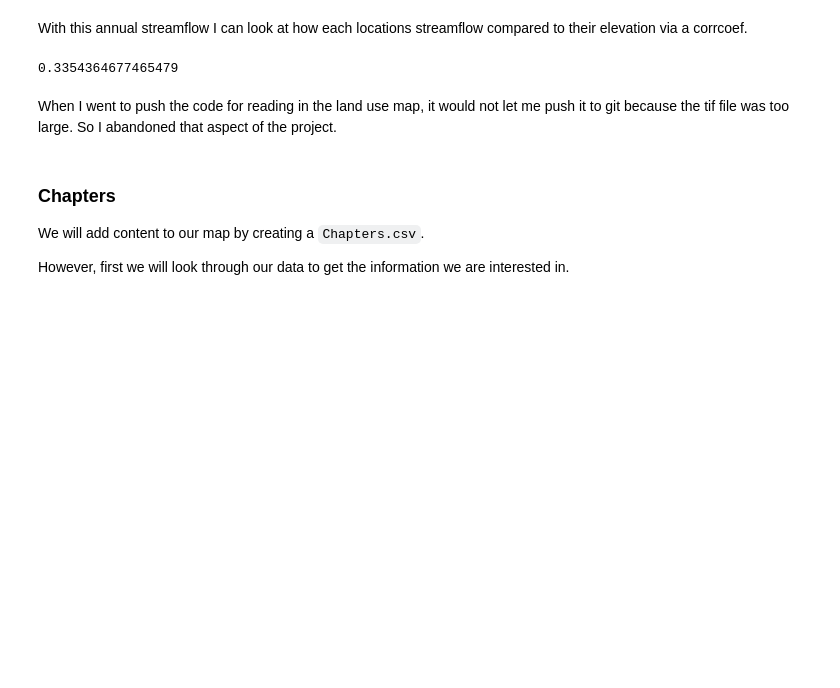
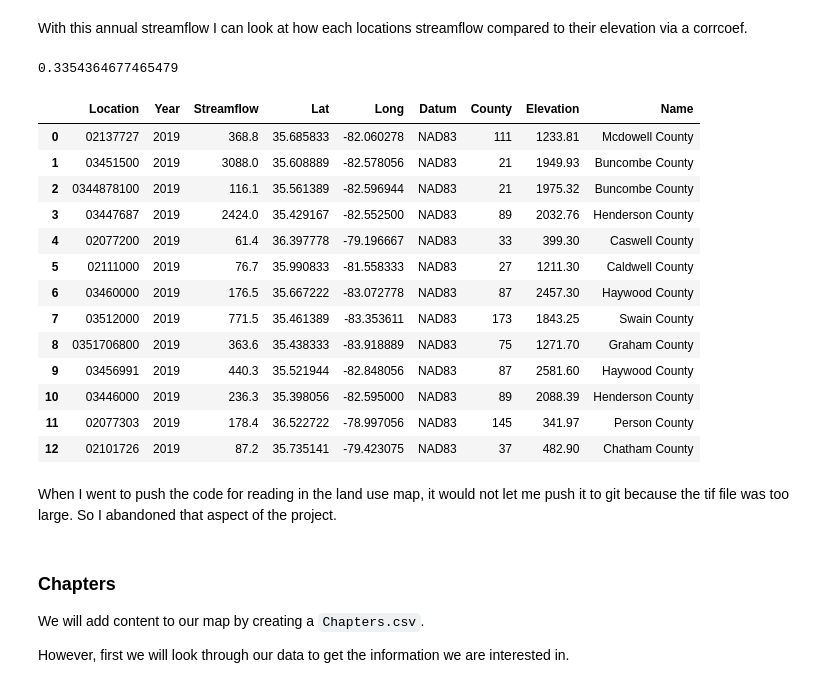
Before and after one commit to ConBonAon/GISFinal2023, a Jupyter notebook: storymap.ipynb, the cells around one changed output. Saved outputs shown, nothing was run; the diff lists cells and outputs as text; code cells hidden in the pictures; blank space fills up the shorter version.

```diff
--- a/storymap.ipynb
+++ b/storymap.ipynb
@@ -466,6 +466,23 @@ corrcoeff_Elv_stmfl = np.corrcoef(Elv_stmfl_df['Streamflow'], Elv_stmfl_df['Elev
 corrcoeff_Elv_stmfl
 # %% [output]
 0.3354364677465479
+# %%
+Elv_stmfl_df
+# %% [output]
+|  | Location | Year | Streamflow | Lat | Long | Datum | County | Elevation | Name |
+| 0 | 02137727 | 2019 | 368.8 | 35.685833 | -82.060278 | NAD83 | 111 | 1233.81 | Mcdowell County |
+| 1 | 03451500 | 2019 | 3088.0 | 35.608889 | -82.578056 | NAD83 | 21 | 1949.93 | Buncombe County |
+| 2 | 0344878100 | 2019 | 116.1 | 35.561389 | -82.596944 | NAD83 | 21 | 1975.32 | Buncombe County |
+| 3 | 03447687 | 2019 | 2424.0 | 35.429167 | -82.552500 | NAD83 | 89 | 2032.76 | Henderson County |
+| 4 | 02077200 | 2019 | 61.4 | 36.397778 | -79.196667 | NAD83 | 33 | 399.30 | Caswell County |
+| 5 | 02111000 | 2019 | 76.7 | 35.990833 | -81.558333 | NAD83 | 27 | 1211.30 | Caldwell County |
+| 6 | 03460000 | 2019 | 176.5 | 35.667222 | -83.072778 | NAD83 | 87 | 2457.30 | Haywood County |
+| 7 | 03512000 | 2019 | 771.5 | 35.461389 | -83.353611 | NAD83 | 173 | 1843.25 | Swain County |
+| 8 | 0351706800 | 2019 | 363.6 | 35.438333 | -83.918889 | NAD83 | 75 | 1271.70 | Graham County |
+| 9 | 03456991 | 2019 | 440.3 | 35.521944 | -82.848056 | NAD83 | 87 | 2581.60 | Haywood County |
+| 10 | 03446000 | 2019 | 236.3 | 35.398056 | -82.595000 | NAD83 | 89 | 2088.39 | Henderson County |
+| 11 | 02077303 | 2019 | 178.4 | 36.522722 | -78.997056 | NAD83 | 145 | 341.97 | Person County |
+| 12 | 02101726 | 2019 | 87.2 | 35.735141 | -79.423075 | NAD83 | 37 | 482.90 | Chatham County |
 # %% [markdown]
 When I went to push the code for reading in the land use map, it would not let me push it to git because the tif file was too large. So I abandoned that aspect of the project.
 # %% [markdown]
```
Also changed, not shown: parts of 4 cells of this notebook, 1 other file.
